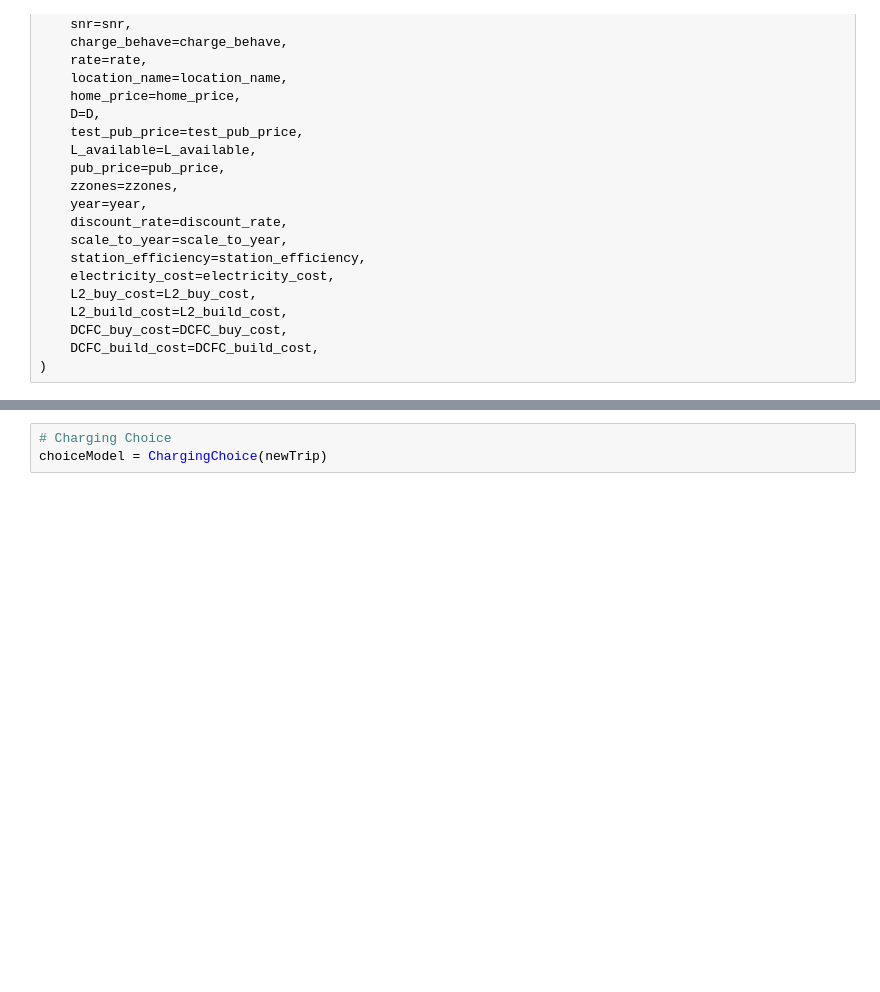
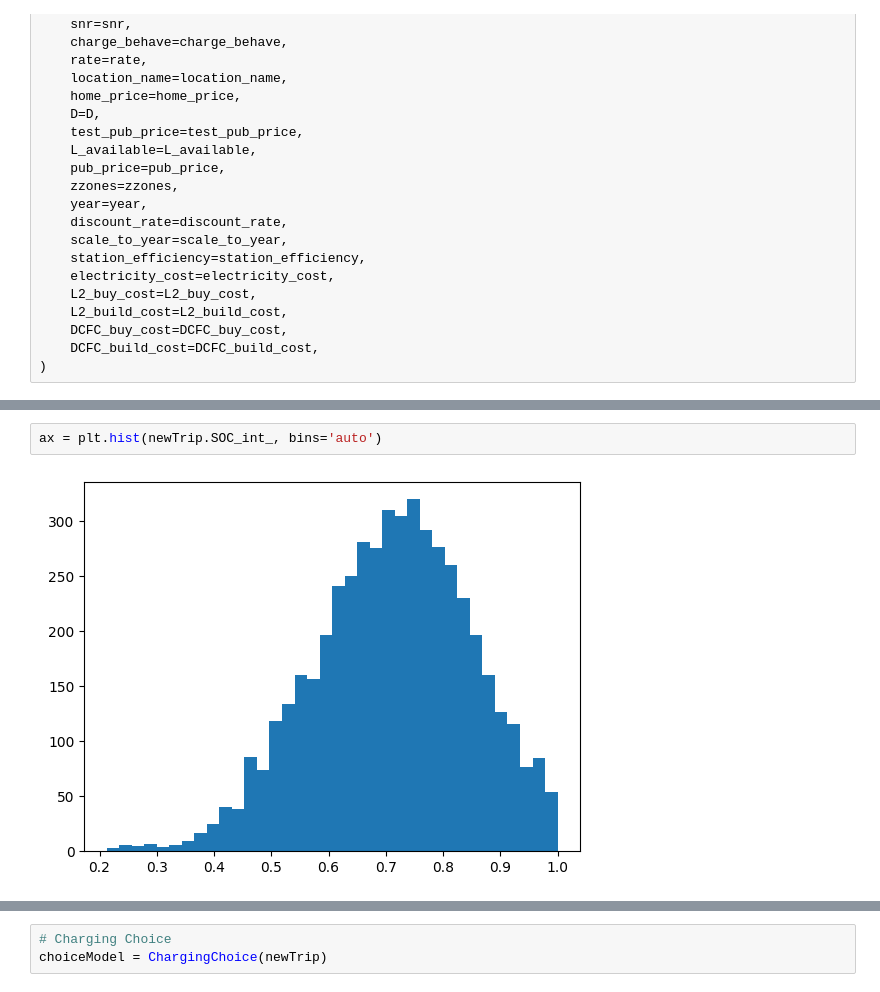
Before and after one commit to ysophialiu/Etransportation_models, a Jupyter notebook: TEST.ipynb, the cells around one changed output, grey strips where cells are left out. Cells and saved outputs as stored; diff of their text form; blank space fills up the shorter version.

```diff
--- a/TEST.ipynb
+++ b/TEST.ipynb
@@ -61,0 +85,4 @@ newTrip = TripData(
+# %%
+ax = plt.hist(newTrip.SOC_int_, bins='auto')
+# %% [output]
+[figure, added]
```
Also changed, not shown: parts of 14 cells of this notebook, 7 other files.
